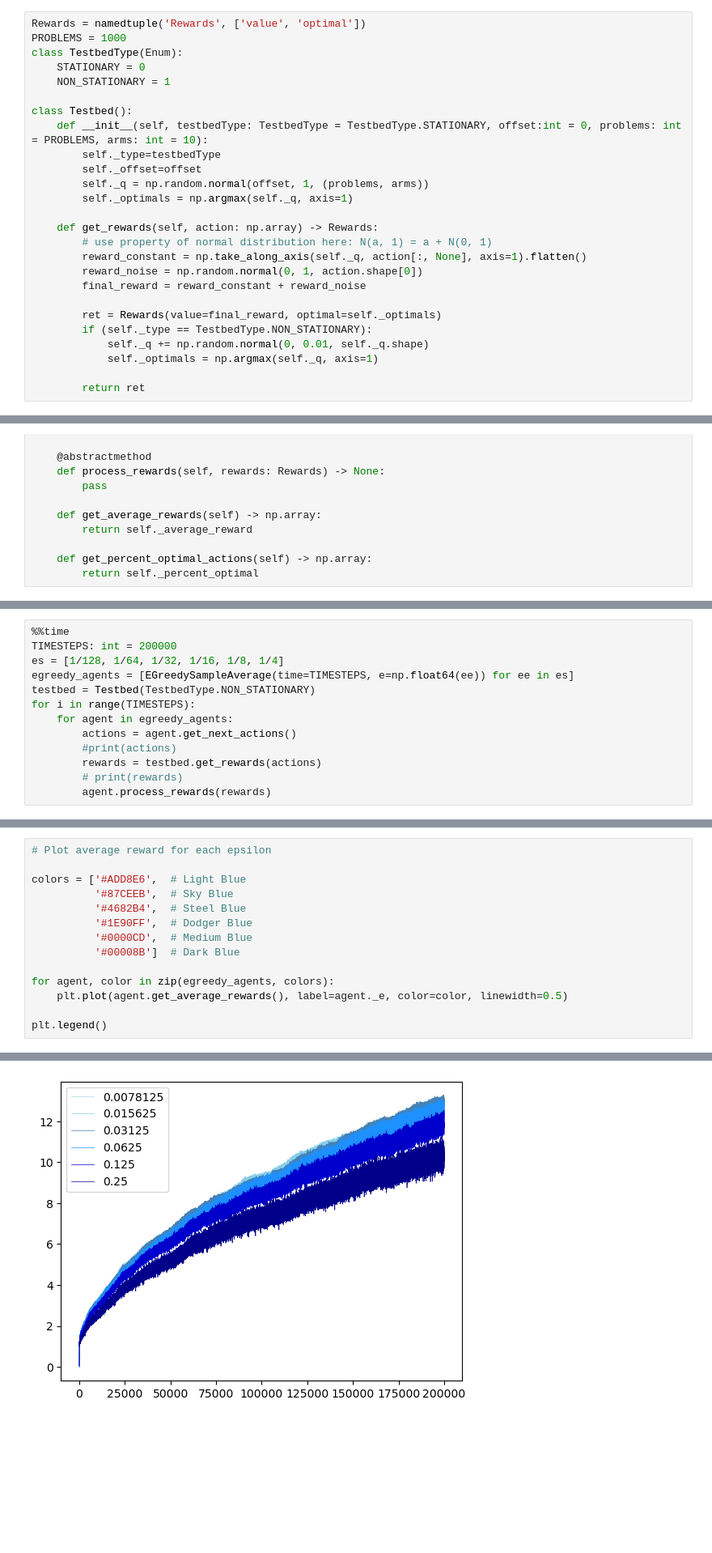
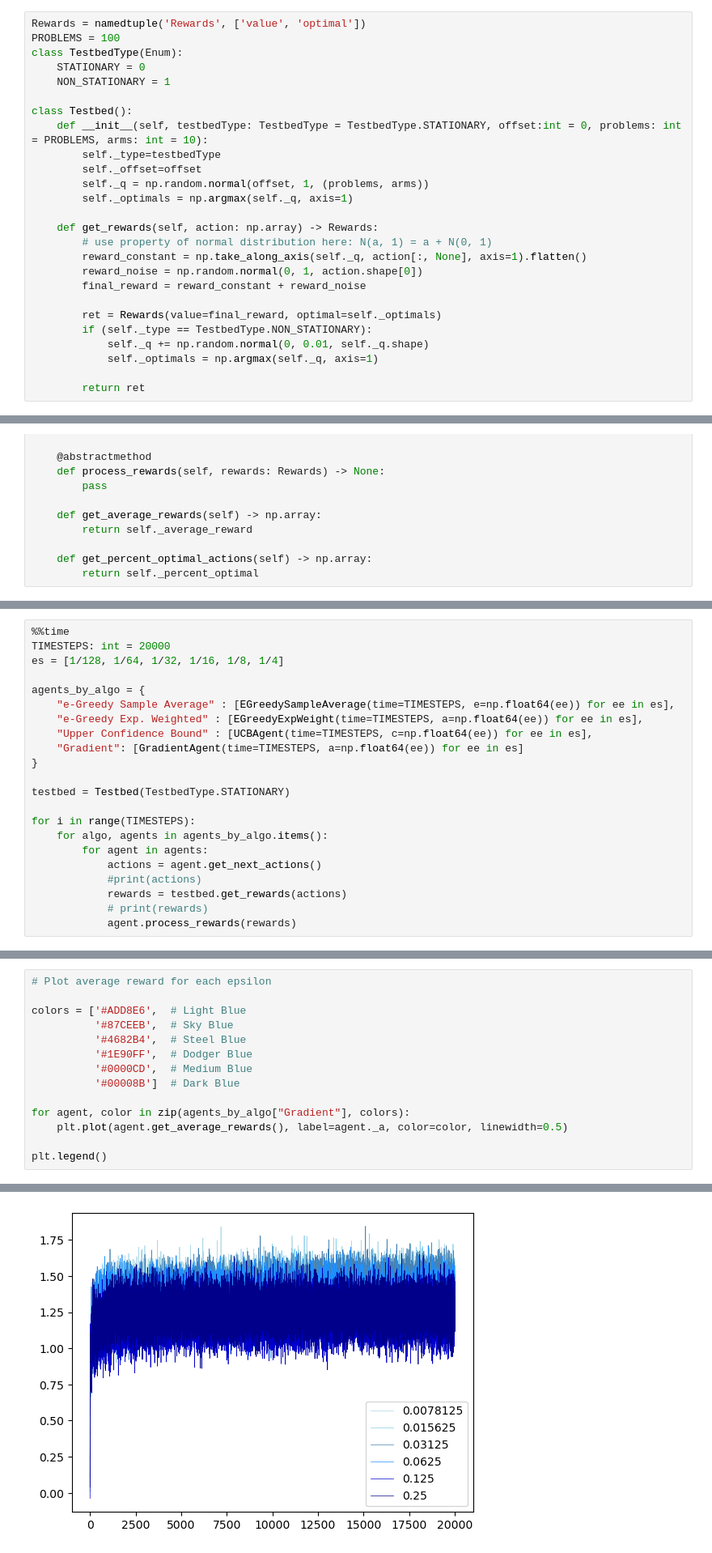
Before and after one commit to shantanu/reinforcement-learning-book, a Jupyter notebook: ch2/parameter-study.ipynb, the cells around one changed output, grey strips where cells are left out. Shown at 81% size. Saved outputs shown, nothing was run; the diff lists cells and outputs as text; blank space fills up the shorter version.

Commit message:
completed the parameter study for stationary agents

```diff
--- a/ch2/parameter-study.ipynb
+++ b/ch2/parameter-study.ipynb
@@ -6,7 +6,7 @@ from collections import namedtuple
 from abc import ABC, abstractmethod
 # %%
 Rewards = namedtuple('Rewards', ['value', 'optimal'])
-PROBLEMS = 1000
+PROBLEMS = 100
 class TestbedType(Enum):
     STATIONARY = 0
     NON_STATIONARY = 1
@@ -114,14 +279,23 @@ class EGreedySampleAverage(Agent):
 # %%
 %%time
-TIMESTEPS: int = 200000
+TIMESTEPS: int = 20000
 es = [1/128, 1/64, 1/32, 1/16, 1/8, 1/4]
-egreedy_agents = [EGreedySampleAverage(time=TIMESTEPS, e=np.float64(ee)) for ee in es]
-testbed = Testbed(TestbedType.NON_STATIONARY)
+
+agents_by_algo = {
+    "e-Greedy Sample Average" : [EGreedySampleAverage(time=TIMESTEPS, e=np.float64(ee)) for ee in es],
+    "e-Greedy Exp. Weighted" : [EGreedyExpWeight(time=TIMESTEPS, a=np.float64(ee)) for ee in es],
+    "Upper Confidence Bound" : [UCBAgent(time=TIMESTEPS, c=np.float64(ee)) for ee in es],
+    "Gradient": [GradientAgent(time=TIMESTEPS, a=np.float64(ee)) for ee in es]
+}
+
+testbed = Testbed(TestbedType.STATIONARY)
+
 for i in range(TIMESTEPS):
-    for agent in egreedy_agents:
-        actions = agent.get_next_actions()
-        #print(actions)
-        rewards = testbed.get_rewards(actions)
-        # print(rewards)
-        agent.process_rewards(rewards)
+    for algo, agents in agents_by_algo.items():
+        for agent in agents:
+            actions = agent.get_next_actions()
+            #print(actions)
+            rewards = testbed.get_rewards(actions)
+            # print(rewards)
+            agent.process_rewards(rewards)
 # %% [output]
@@ -160,17 +330,17 @@ plt.legend()
 # %%
 # Plot average reward for each epsilon
 
 colors = ['#ADD8E6',  # Light Blue
           '#87CEEB',  # Sky Blue
           '#4682B4',  # Steel Blue
           '#1E90FF',  # Dodger Blue
           '#0000CD',  # Medium Blue
           '#00008B']  # Dark Blue
 
-for agent, color in zip(egreedy_agents, colors):
-    plt.plot(agent.get_average_rewards(), label=agent._e, color=color, linewidth=0.5)
+for agent, color in zip(agents_by_algo["Gradient"], colors):
+    plt.plot(agent.get_average_rewards(), label=agent._a, color=color, linewidth=0.5)
 
 plt.legend()
 # %% [output]
 <matplotlib.legend.Legend at 0x...>
-[figure, old version]
+[figure, new version]
```
Also changed, not shown: parts of 12 cells of this notebook.
